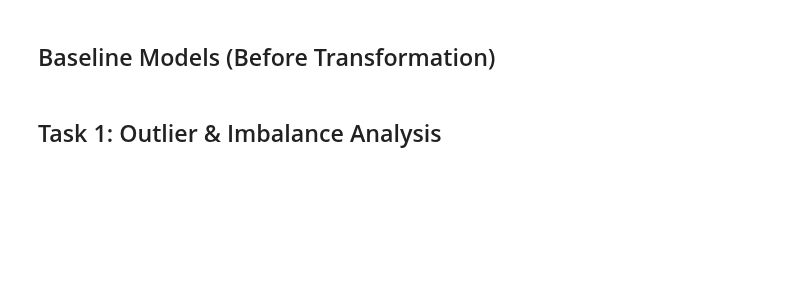
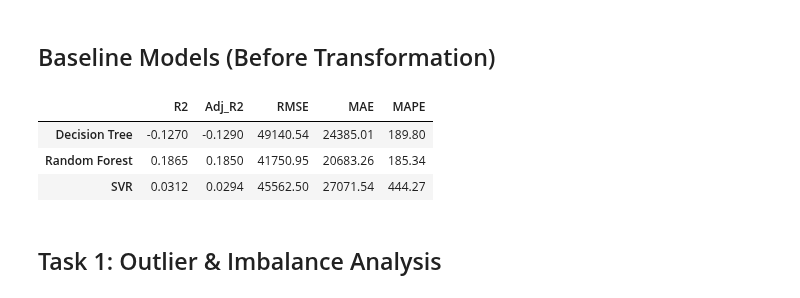
Before and after one commit to GetMeoutt/P2-Deliverable-2, a Jupyter notebook: Deliverable2.ipynb, the cells around one changed output. Cells and saved outputs as stored; diff of their text form; code cells hidden in the pictures; blank space fills up the shorter version.

```diff
--- a/Deliverable2.ipynb
+++ b/Deliverable2.ipynb
@@ -68,20 +71,30 @@ def evaluate(y_true, y_pred, n_features):
 # %%
 n_feat = len(features)
 
+# StandardScaler for SVR
+scaler_baseline = StandardScaler()
+X_train_scaled = pd.DataFrame(scaler_baseline.fit_transform(X_train), columns=X_train.columns, index=X_train.index)
+X_test_scaled = pd.DataFrame(scaler_baseline.transform(X_test), columns=X_test.columns, index=X_test.index)
+
 baseline_models = {
-    'Decision Tree': DecisionTreeRegressor(random_state=42),
-    'Random Forest': RandomForestRegressor(n_estimators=100, random_state=42),
-    'SVR': SVR(),
+    'Decision Tree': (DecisionTreeRegressor(random_state=42), X_train, X_test),
+    'Random Forest': (RandomForestRegressor(n_estimators=100, random_state=42), X_train, X_test),
+    'SVR': (SVR(), X_train_scaled, X_test_scaled),
 }
 
 baseline_results = {}
-for name, model in baseline_models.items():
-    model.fit(X_train, y_train)
-    y_pred = model.predict(X_test)
+for name, (model, X_tr, X_te) in baseline_models.items():
+    model.fit(X_tr, y_train)
+    y_pred = model.predict(X_te)
     baseline_results[name] = evaluate(y_test, y_pred, n_feat)
 
 baseline_df = pd.DataFrame(baseline_results).T
 baseline_df
+# %% [output]
+|  | R2 | Adj_R2 | RMSE | MAE | MAPE |
+| Decision Tree | -0.1270 | -0.1290 | 49140.54 | 24385.01 | 189.80 |
+| Random Forest | 0.1865 | 0.1850 | 41750.95 | 20683.26 | 185.34 |
+| SVR | 0.0312 | 0.0294 | 45562.50 | 27071.54 | 444.27 |
 # %% [markdown]
 ## Task 1: Outlier & Imbalance Analysis
 # %%
```
Also changed, not shown: parts of 15 cells of this notebook.
